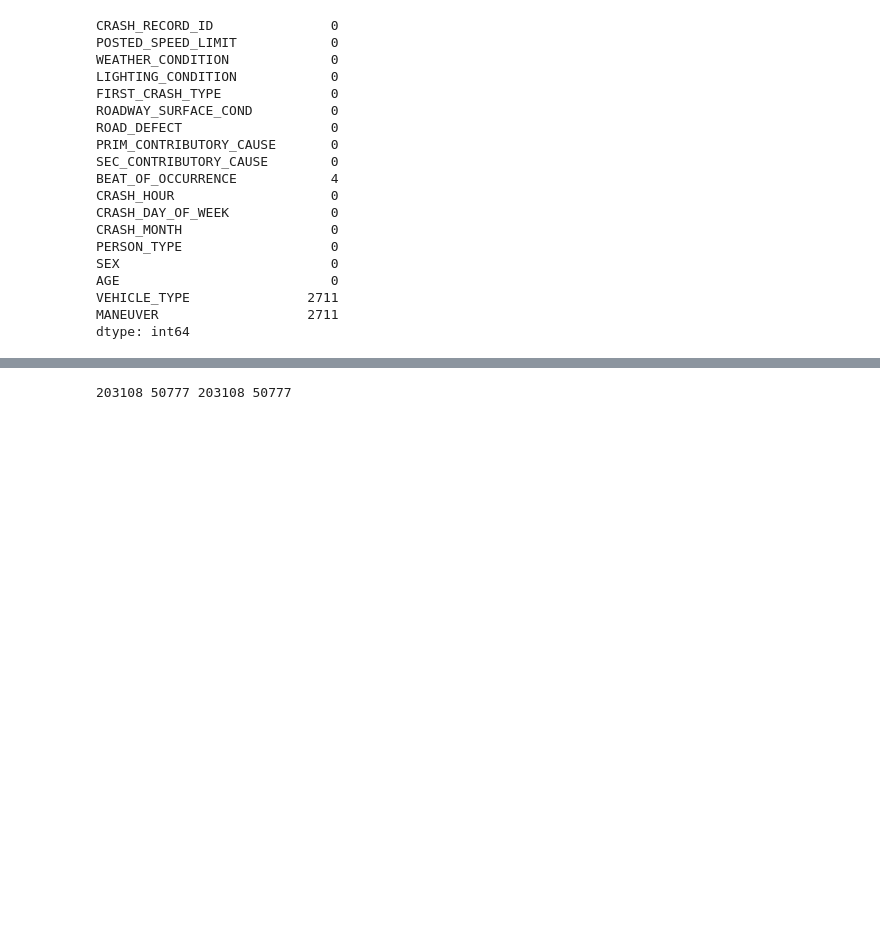
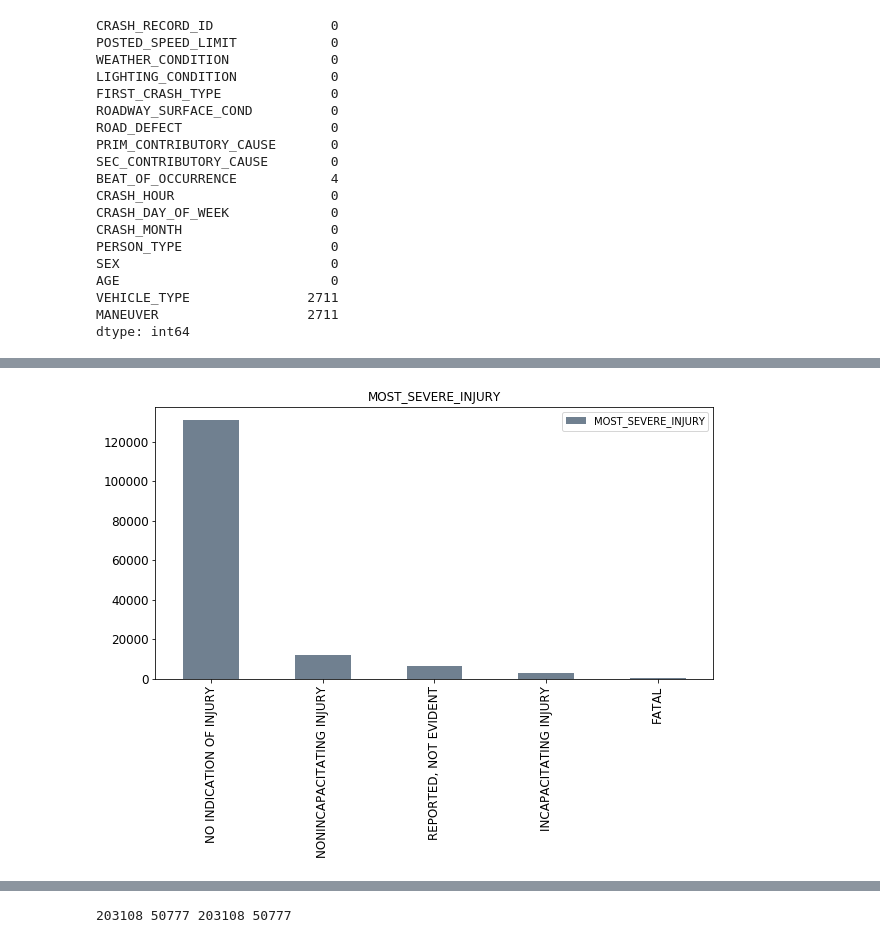
Before and after one commit to ndelgado98/mod3-project-london-dsc, a Jupyter notebook: branch_V.ipynb, the cells around one changed output, grey strips where cells are left out. Drawn from its saved outputs; the diff is of its cells as text; code cells hidden in the pictures; blank space fills up the shorter version.

```diff
--- a/branch_V.ipynb
+++ b/branch_V.ipynb
@@ -99,0 +141,11 @@ df.reset_index(inplace=True)
+# %%
+
+crash['MOST_SEVERE_INJURY'].value_counts().plot(kind='bar',
+                                                title ="MOST_SEVERE_INJURY",
+                                                figsize=(10, 5),
+                                                legend=True,
+                                                fontsize=12,
+                                                color='slategrey')
+plt.show()
+# %% [output]
+[figure, added]
```
Also changed, not shown: parts of 51 cells of this notebook.
